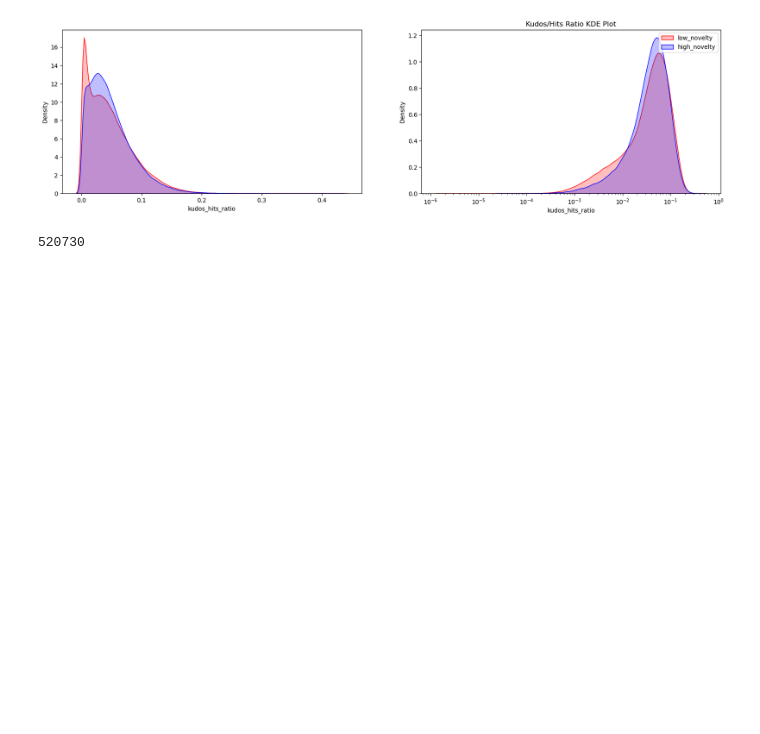
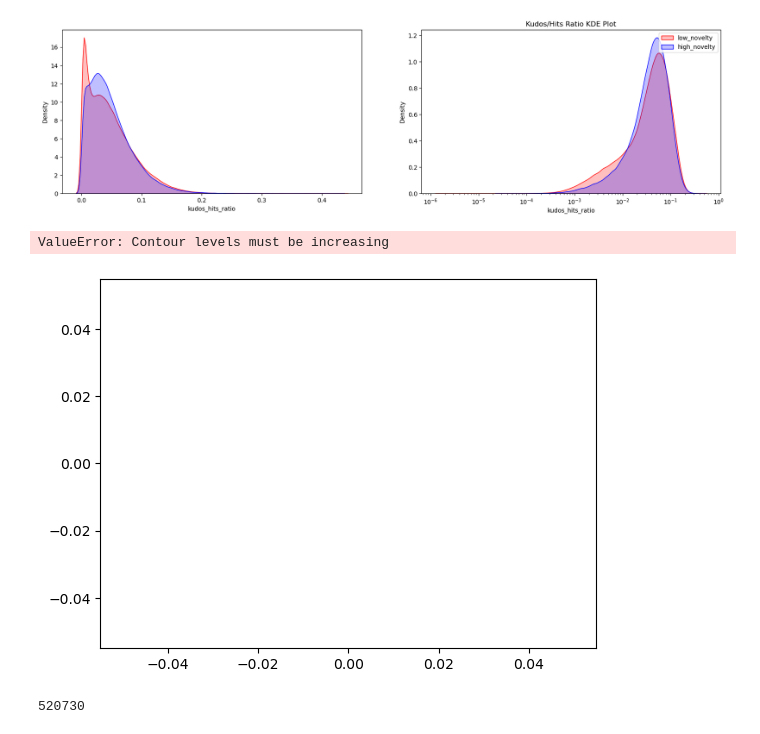
Before and after one commit to yzjing/ao3, a Jupyter notebook: 20230127_kde_explore.ipynb, the cells around one changed output. Cells and saved outputs as stored; diff of their text form; code cells hidden in the pictures; blank space fills up the shorter version.

Commit message:
exploring low/high novelty kudo/hit ratios

```diff
--- a/20230127_kde_explore.ipynb
+++ b/20230127_kde_explore.ipynb
@@ -71,6 +70,25 @@ plt.legend()
 # %% [output]
 <matplotlib.legend.Legend at 0x...>
 [figure]
+# %%
+# sort low and high rows by Hits
+low = low.sort_values(by='Hits', ascending=False)
+high = high.sort_values(by='Hits', ascending=False)
+# %%
+# fig, ax = plt.subplots(1,2, figsize=(20, 5))
+# plt.title('Kudos/Hits Ratio KDE Plot')
+sns.kdeplot(x=low['Kudos'], y=low['Hits'], color='r', fill=True, cmap='Reds', shade_lowest=False, label='low_novelty')
+# g = sns.jointplot(x = low['Kudos'], y = low['Hits'], kind='kde', color='r', fill=True,
+#                   cmap='Reds', shade_lowest=False, label='low_novelty')
+# g.set_axis_labels('Kudos', 'Hits')
+# sns.kdeplot(high['Kudos'].sort_values(), high['Hits'].sort_values, ax=ax[0], color='blue', shade=True, label='high_novelty')
+
+# sns.kdeplot(low['Kudos'].sort_values(), low['Hits'], ax=ax[1], color='red', shade=True, label='low_novelty', log_scale=True)
+# sns.kdeplot(high['Kudos'], high['Hits'], ax=ax[1], color='blue', shade=True, label='high_novelty', log_scale=True)
+# plt.legend()
+# %% [output]
+ValueError: Contour levels must be increasing
+[figure, added]
 # %%
 temp_for_viz_df = all_tfidf_df.copy()
 temp_for_viz_df = remove_0_and_nan_values(temp_for_viz_df, 'Cos')
```
Also changed, not shown: parts of 1 cell of this notebook.
